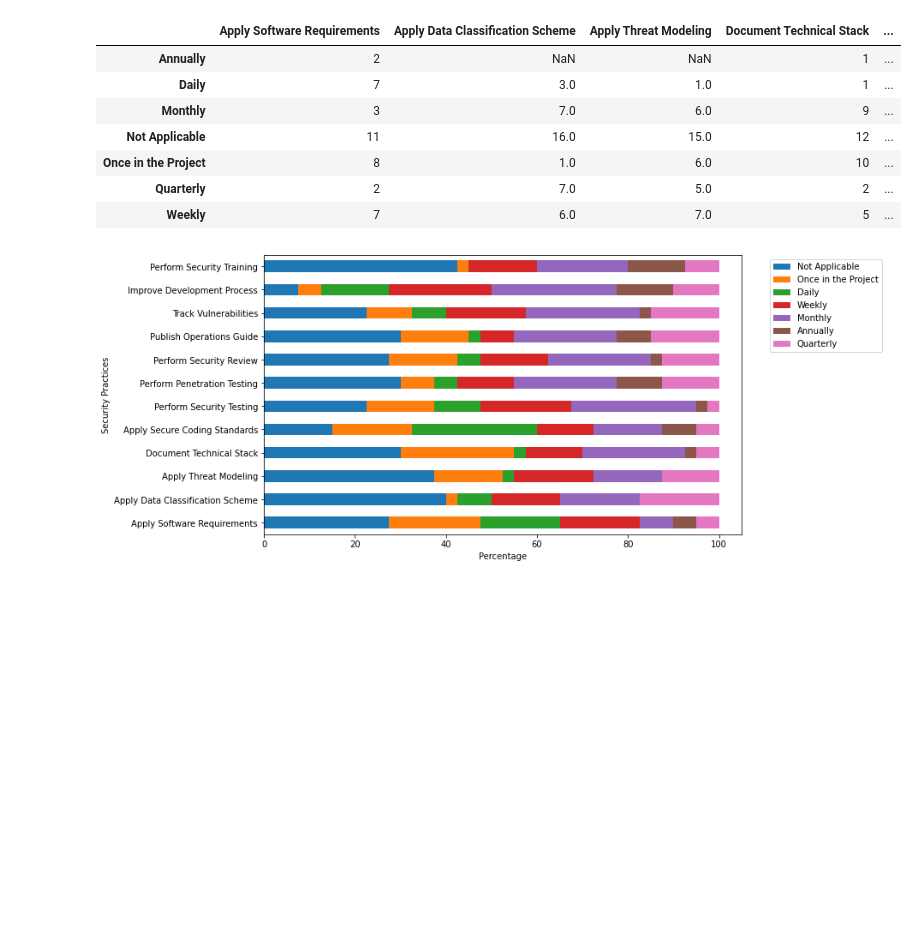
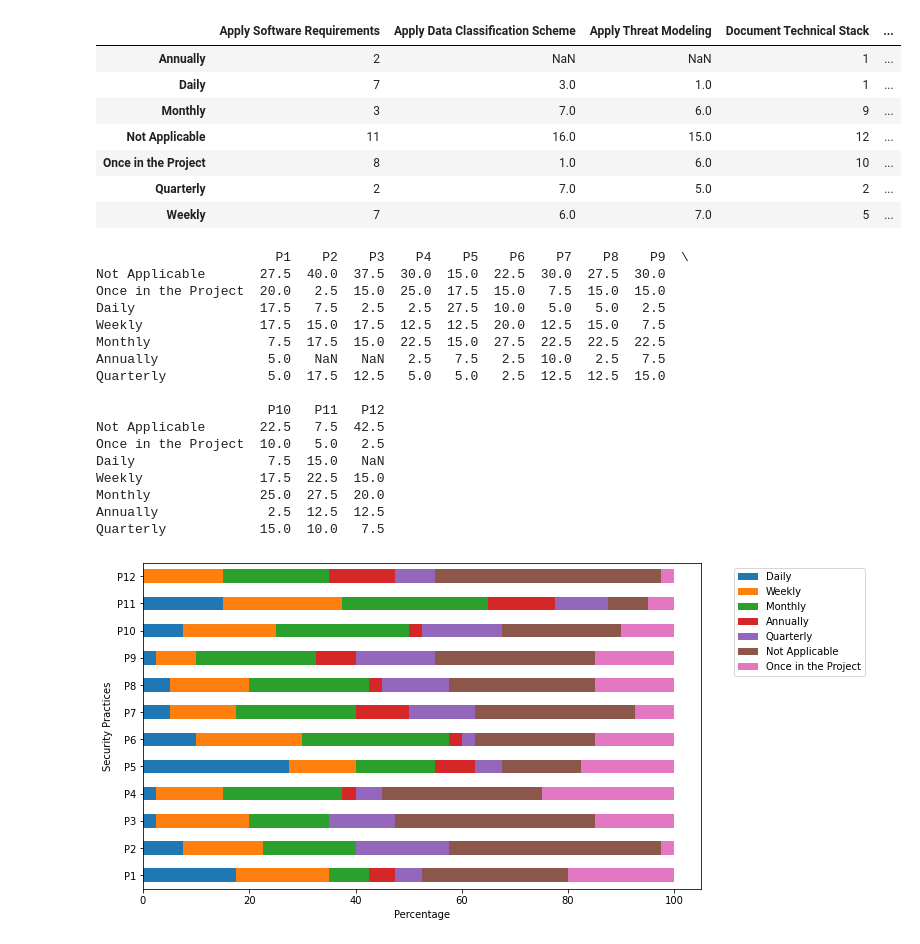
Before and after one commit to eng-aomar/Security_in_practice, a Jupyter notebook: security_in_practice.ipynb, the cells around one changed output. Cells and saved outputs as stored; diff of their text form; code cells hidden in the pictures; blank space fills up the shorter version.

```diff
--- a/security_in_practice.ipynb
+++ b/security_in_practice.ipynb
@@ -452,11 +452,11 @@ df_responses= pd.read_csv('https://raw.githubusercontent.com/eng-aomar/Security_
 
 df_new =df_responses.iloc[:,9:21]
 image_format = 'svg' # e.g .png, .svg, etc.
-
+df_new.columns = ['P1', 'P2', 'P3', 'P4','P5','P6','P7','P8','P9','P10','P11','P12']
 
 # initialize empty dataframe providing the columns
 df2 = pd.DataFrame(columns=df_new.columns)
-
+df2.columns = ['P1', 'P2', 'P3', 'P4','P5','P6','P7','P8','P9','P10','P11','P12']
 
 # loop over all columns
 for col in df_new.columns:
@@ -471,10 +471,33 @@ for col in df_new.columns:
     df2[col] = val_counts / total * 100
 
 # columns and rows need to be transposed in order to get the result we want
-df2.transpose().plot.barh(stacked=True, figsize=(10, 6))
-plt.legend( bbox_to_anchor=(1.05, 1))
-plt.xlabel("Percentage")
-plt.ylabel("Security Practices")
-plt.show()
+df2.reindex(["Daily", "Weekly", "Monthly", "Annually", "Quarterly", "Not Applicable","Once in the Project"])
+print(df2)
 # %% [output]
-[figure, removed]
+                       P1    P2    P3    P4    P5    P6    P7    P8    P9  \
+Not Applicable       27.5  40.0  37.5  30.0  15.0  22.5  30.0  27.5  30.0
+Once in the Project  20.0   2.5  15.0  25.0  17.5  15.0   7.5  15.0  15.0
+Daily                17.5   7.5   2.5   2.5  27.5  10.0   5.0   5.0   2.5
+Weekly               17.5  15.0  17.5  12.5  12.5  20.0  12.5  15.0   7.5
+Monthly               7.5  17.5  15.0  22.5  15.0  27.5  22.5  22.5  22.5
+Annually              5.0   NaN   NaN   2.5   7.5   2.5  10.0   2.5   7.5
+Quarterly             5.0  17.5  12.5   5.0   5.0   2.5  12.5  12.5  15.0
+
+                      P10   P11   P12
+Not Applicable       22.5   7.5  42.5
+Once in the Project  10.0   5.0   2.5
+Daily                 7.5  15.0   NaN
+Weekly               17.5  22.5  15.0
+Monthly              25.0  27.5  20.0
+Annually              2.5  12.5  12.5
+Quarterly            15.0  10.0   7.5
+# %%
+df= df2.reindex(["Daily", "Weekly", "Monthly", "Annually", "Quarterly", "Not Applicable","Once in the Project"])
+# %%
+df.transpose().plot.barh(stacked=True, figsize=(10, 6))
+plt.legend( bbox_to_anchor=(1.05, 1))
+plt.xlabel("Percentage")
+plt.ylabel("Security Practices")
+plt.show()
+# %% [output]
+[figure, added]
```
Also changed, not shown: parts of 1 cell of this notebook.
